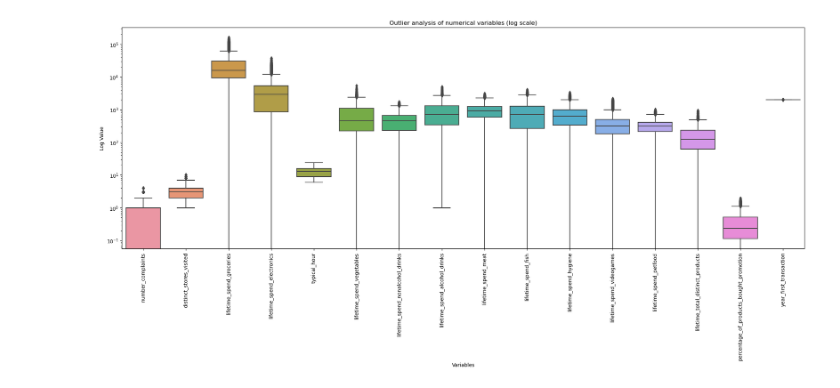
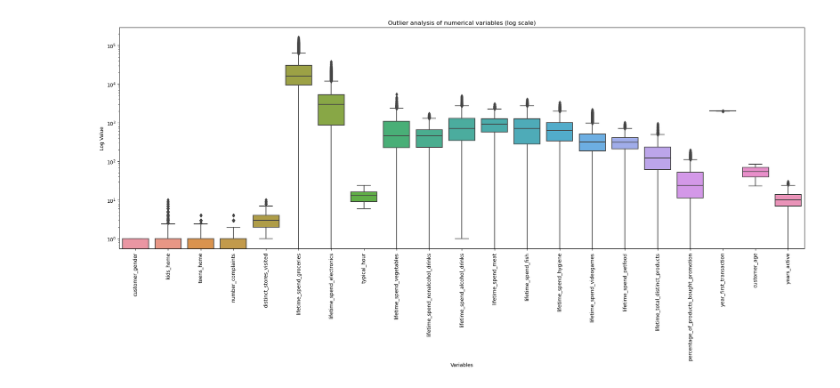
Before and after one commit to Constmsa/ml2.project, a Jupyter notebook: Outliers.ipynb, the cells around one changed output. Saved outputs shown, nothing was run; the diff lists cells and outputs as text; code cells hidden in the pictures.

```diff
--- a/Outliers.ipynb
+++ b/Outliers.ipynb
@@ -24,0 +11,2 @@ customer_info
+# %%
+df = preprocess('customer_info.csv')
@@ -25,18 +29,18 @@ customer_info
 # %%
-colunas_excluir = ['Unnamed: 0', 'customer_id', 'loyalty_card_number', 'kids_home', 'teens_home', 'latitude', 'longitude']
-customer_info = customer_info.drop(columns=[col for col in colunas_excluir if col in customer_info.columns])
+colunas_excluir = ['Unnamed: 0', 'customer_id', 'loyalty_card_number', 'latitude', 'longitude']
+df_new = df.drop(columns=[col for col in colunas_excluir if col in df.columns])
 
-df_numerico = customer_info.select_dtypes(include=['float64', 'int64'])
+df_numerico = df_new.select_dtypes(include=['float64', 'int64'])
 
 plt.figure(figsize=(20, 10))
 sns.boxplot(data=df_numerico, orient='v')
 plt.yscale('log')
 plt.xticks(rotation=90)
 plt.title('Outlier analysis of numerical variables (log scale)')
 plt.ylabel('Log Value')
 plt.xlabel('Variables')
 plt.tight_layout()
 plt.show()
 # %% [output]
-[figure, old version]
+[figure, new version]
 # %%
```
Also changed, not shown: parts of 7 cells of this notebook.
